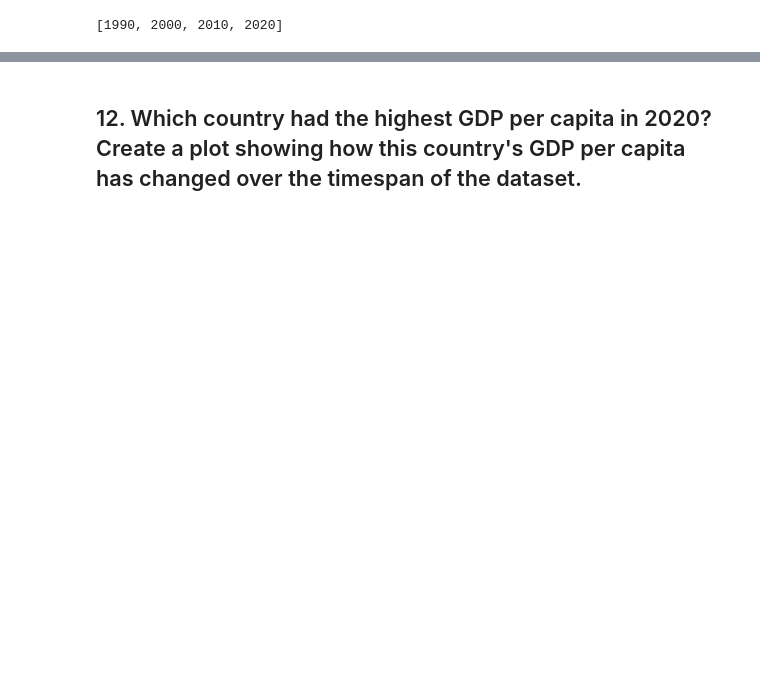
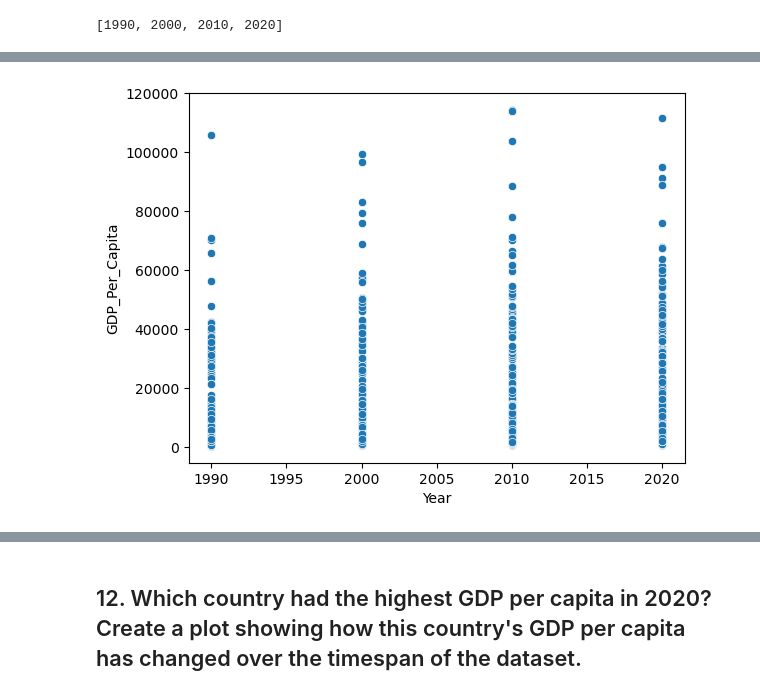
Before and after one commit to NSS-Data-Analytics-Cohort-13/un-exploration-stonedunlaptm2, a Jupyter notebook: notebooks/MD_UN_data_project.ipynb, the cells around one changed output, grey strips where cells are left out. Drawn from its saved outputs; the diff is of its cells as text; code cells hidden in the pictures; blank space fills up the shorter version.

```diff
--- a/notebooks/MD_UN_data_project.ipynb
+++ b/notebooks/MD_UN_data_project.ipynb
@@ -300,0 +310,7 @@ SyntaxError: incomplete input (4005692106.py, line 2)
+# %%
+#scatter plot
+sns.scatterplot(data=gdp_decades,
+            x='Year',
+            y= 'GDP_Per_Capita');
+# %% [output]
+[figure, added]
```
Also changed, not shown: parts of 42 cells of this notebook, 2 other files.
